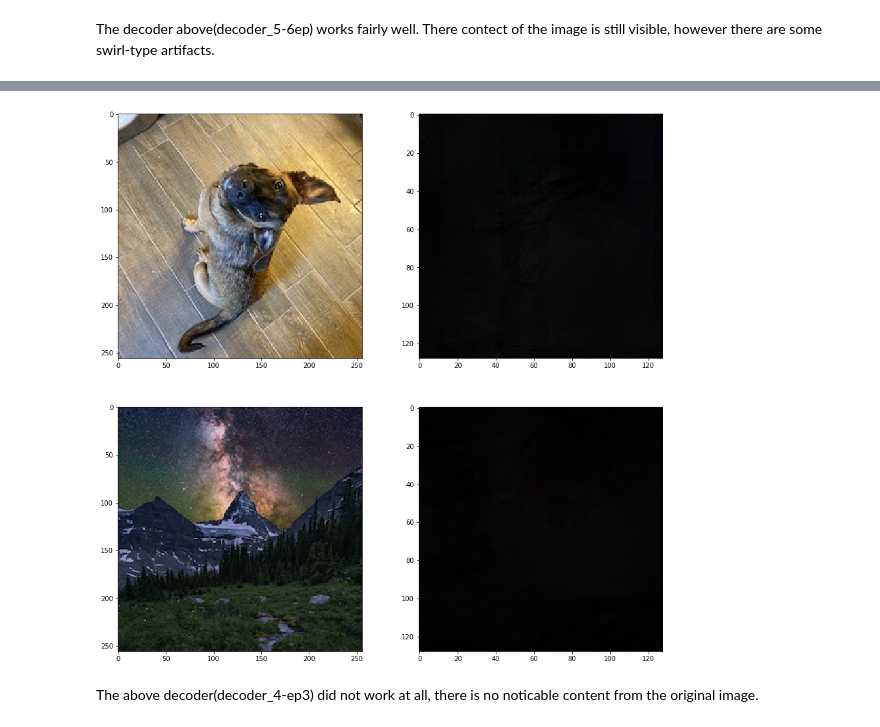
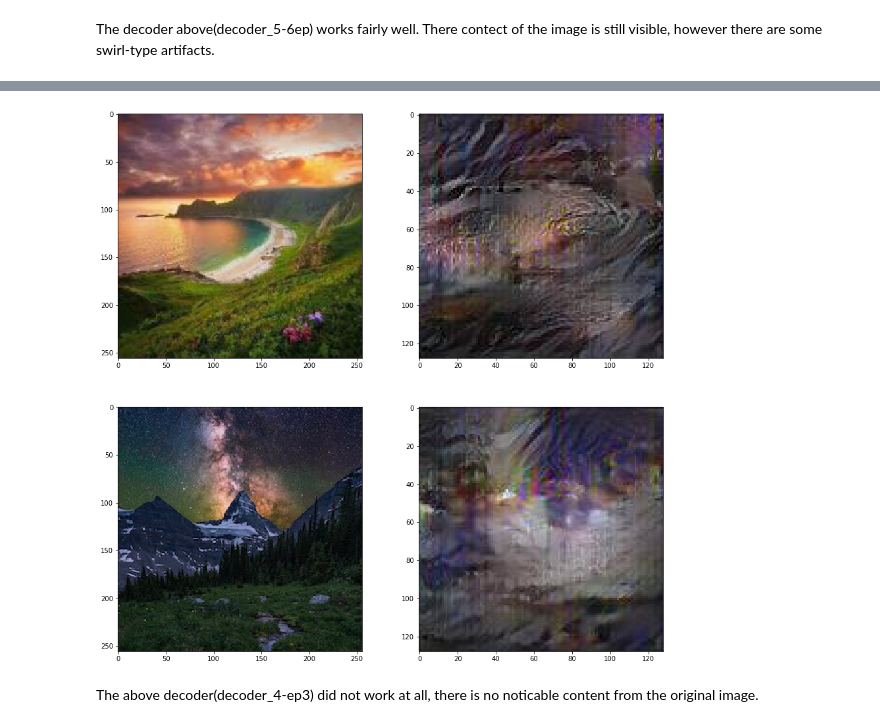
Before and after one commit to l1onh3art88/ml-lab2, a Jupyter notebook: 8000-lab2/lab2-2.ipynb, the cells around one changed output, grey strips where cells are left out. Saved outputs shown, nothing was run; the diff lists cells and outputs as text; code cells hidden in the pictures.

```diff
--- a/8000-lab2/lab2-2.ipynb
+++ b/8000-lab2/lab2-2.ipynb
@@ -20,10 +20,10 @@ Chose the valadation set of coco because it is smaller.
 # %% [markdown]
 This is taken directly from the example.
 # %%
-from tensorflow.keras.models import Model
-from tensorflow.keras.layers import Conv2D, MaxPooling2D, GlobalMaxPooling2D, Input
+from keras.models import Model
+from keras.layers import Conv2D, MaxPooling2D, GlobalMaxPooling2D, Input
 from keras.utils.data_utils import get_file
-import tensorflow.keras.backend as K
+import keras.backend as K
 import h5py
 import numpy as np
 import tensorflow as tf
@@ -76,18 +76,18 @@ def vgg_layers(inputs, target_layer):
 
 
 def load_weights(model):
-    # f = h5py.File(WEIGHTS_PATH)
-    # layer_names = [name for name in f.attrs['layer_names']]
+    f = h5py.File(WEIGHTS_PATH)
+    layer_names = [name for name in f.attrs['layer_names']]
 
     for layer in model.layers:
-        # b_name = layer.name.encode()
-        # if b_name in layer_names:
-        #     g = f[b_name]
-        #     weights = [g[name] for name in g.attrs['weight_names']]
-        #     layer.set_weights(weights)
-        layer.trainable = False
+        b_name = layer.name.encode()
+        if b_name in layer_names:
+            g = f[b_name]
+            weights = [g[name] for name in g.attrs['weight_names']]
+            layer.set_weights(weights)
+            layer.trainable = False
 
-    # f.close()
+    f.close()
 
 
 def VGG19(input_tensor=None, input_shape=None, target_layer=1):
@@ -98,7 +98,7 @@ def VGG19(input_tensor=None, input_shape=None, target_layer=1):
         inputs = Input(shape=input_shape)
     else:
         inputs = Input(tensor=input_tensor, shape=input_shape)
-    model = tf.keras.applications.vgg19.VGG19()
+    model = Model(inputs, vgg_layers(inputs, target_layer), name='vgg19')
     load_weights(model)
     return model
 
@@ -423,7 +385,7 @@ The decoder above(decoder_5-6ep) works fairly well. There contect of the image i
 fig = plt.figure(figsize=(15, 15))
 #first example using decoder 4
 DECODER_PATH = './decoder_4-ep3.h5'
-INPUT_IMG_PATH = './Luna.jpg'
+INPUT_IMG_PATH = './download.jpg'
 OUTPUT_IMG_PATH = './decoded-luna-1.jpg'
 encoder_decoder = EncoderDecoder(decoder_path=DECODER_PATH)
 input_img = load_img(INPUT_IMG_PATH)
@@ -434,11 +396,13 @@ input_img = np.expand_dims(input_img, axis=0)
 
 output_img = encoder_decoder.model.predict([input_img])[0]
 fig.add_subplot(2, 2, 2)
+imageio.imwrite(OUTPUT_IMG_PATH, output_img)
+output_img = load_img(OUTPUT_IMG_PATH)
+output_img = img_to_array(output_img)
 plt.imshow(np.clip(output_img / 255, 0, 1))
-imageio.imwrite(OUTPUT_IMG_PATH, output_img)
 
 #second example using decoder 4
-INPUT_IMG_PATH = './MilkyWay.jpg'
+INPUT_IMG_PATH = './MilkyWay.jpeg'
 OUTPUT_IMG_PATH = './decoded-mw-1.jpg'
 # encoder_decoder = EncoderDecoder(decoder_path=DECODER_PATH)
 input_img = load_img(INPUT_IMG_PATH)
@@ -448,8 +412,10 @@ plt.imshow(np.clip(input_img / 255, 0, 1))
 input_img = np.expand_dims(input_img, axis=0)
 
 output_img = encoder_decoder.model.predict([input_img])[0]
+imageio.imwrite(OUTPUT_IMG_PATH, output_img)
+output_img = load_img(OUTPUT_IMG_PATH)
+output_img = img_to_array(output_img)
 fig.add_subplot(2, 2, 4)
 plt.imshow(np.clip(output_img / 255, 0, 1))
-imageio.imwrite(OUTPUT_IMG_PATH, output_img)
 plt.show()
 # %% [output]
@@ -458,3 +424,3 @@ Lossy conversion from float32 to uint8. Range [0.06748536229133606, 13.222340583
-[figure, old version]
+[figure, new version]
 # %% [markdown]
 The above decoder(decoder_4-ep3) did not work at all, there is no noticable content from the original image.
```
Also changed, not shown: parts of 22 cells of this notebook, 1 other file.
